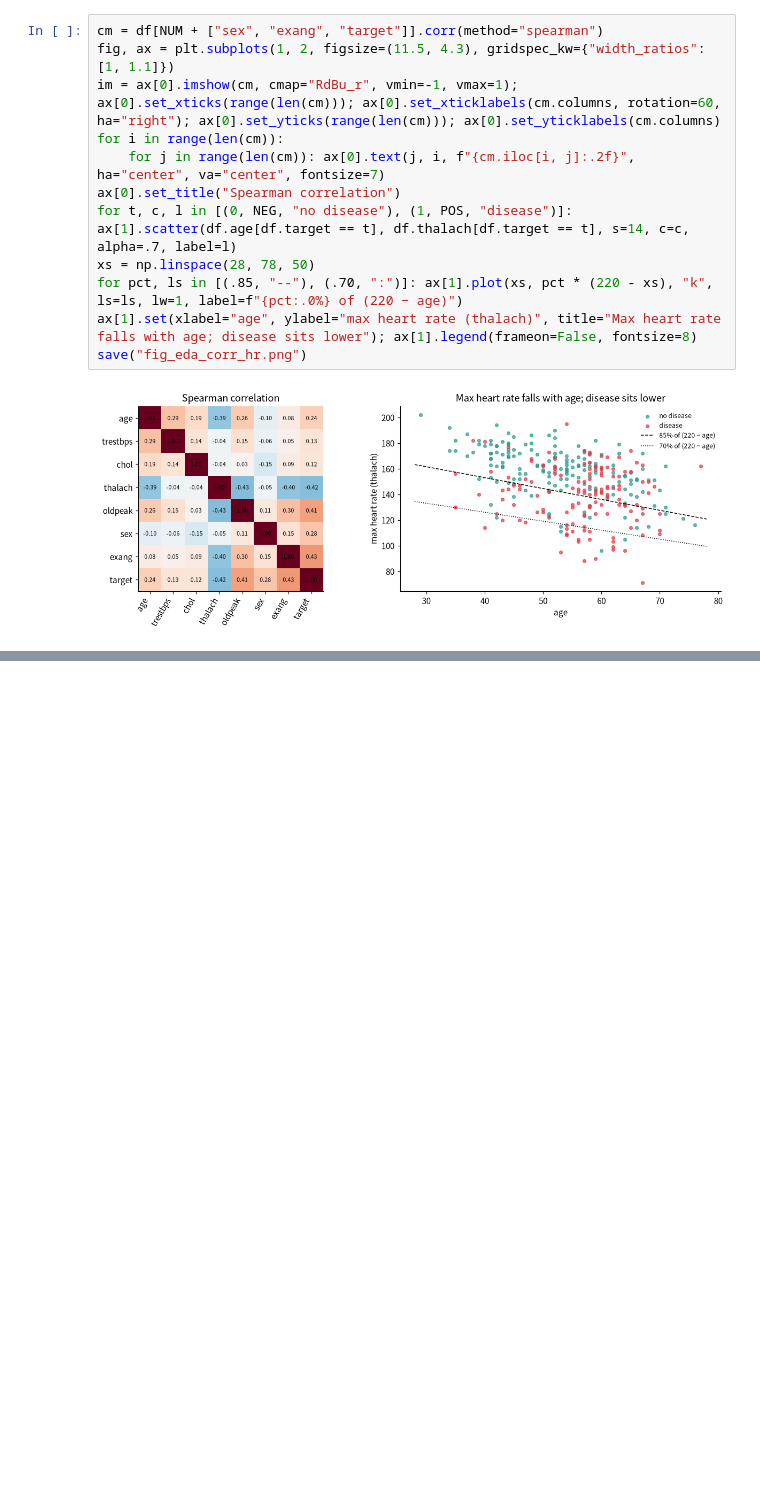
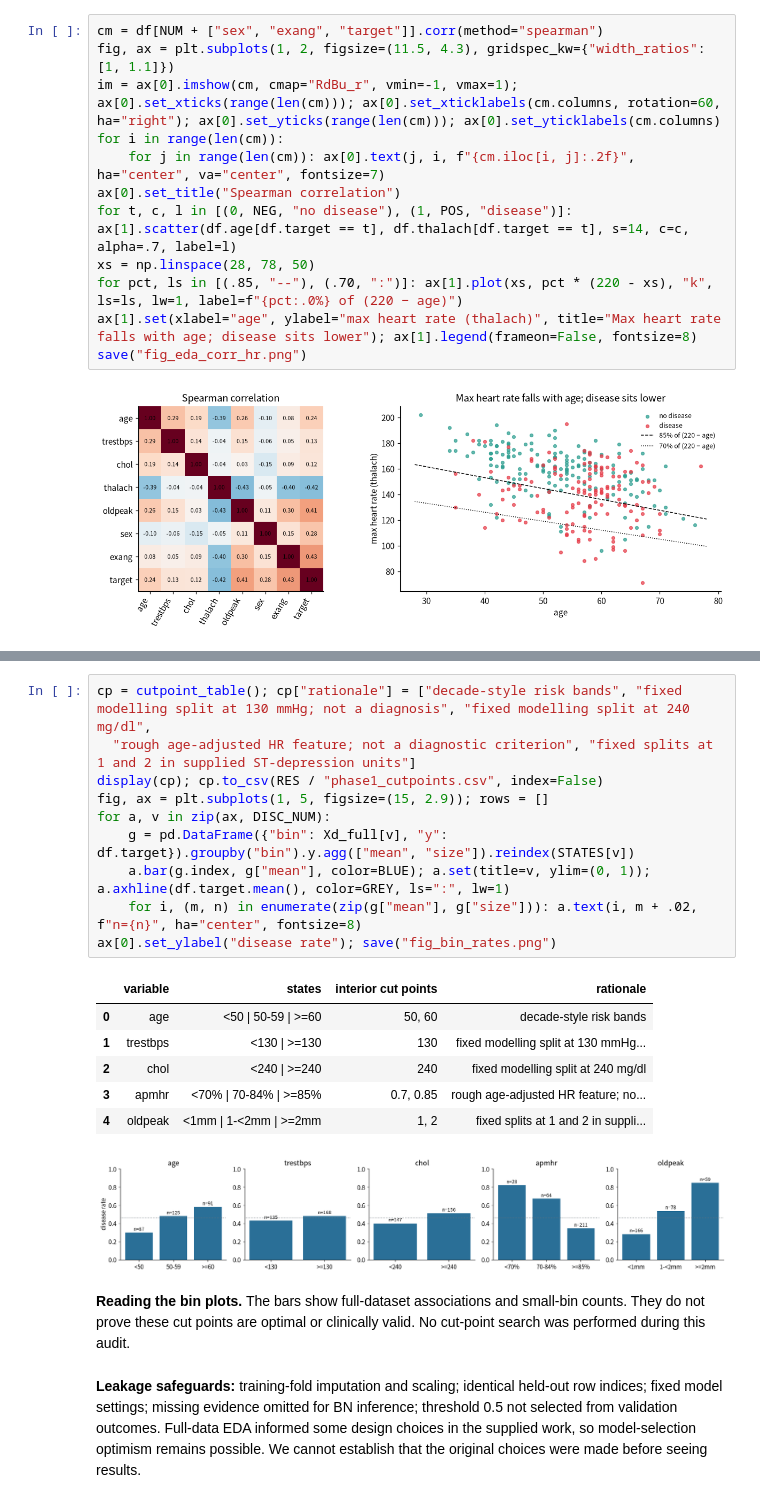
Before and after one commit to 69Igris/heart-disease-risk-modelling, a Jupyter notebook: notebooks/01_phase1_eda_and_classical_models.ipynb, the cells around one changed output, grey strips where cells are left out. Drawn from its saved outputs; the diff is of its cells as text; blank space fills up the shorter version.

```diff
--- a/notebooks/01_phase1_eda_and_classical_models.ipynb
+++ b/notebooks/01_phase1_eda_and_classical_models.ipynb
@@ -128,0 +149,22 @@ save("fig_eda_corr_hr.png")
+# %%
+cp = cutpoint_table(); cp["rationale"] = ["decade-style risk bands", "fixed modelling split at 130 mmHg; not a diagnosis", "fixed modelling split at 240 mg/dl",
+  "rough age-adjusted HR feature; not a diagnostic criterion", "fixed splits at 1 and 2 in supplied ST-depression units"]
+display(cp); cp.to_csv(RES / "phase1_cutpoints.csv", index=False)
+fig, ax = plt.subplots(1, 5, figsize=(15, 2.9)); rows = []
+for a, v in zip(ax, DISC_NUM):
+    g = pd.DataFrame({"bin": Xd_full[v], "y": df.target}).groupby("bin").y.agg(["mean", "size"]).reindex(STATES[v])
+    a.bar(g.index, g["mean"], color=BLUE); a.set(title=v, ylim=(0, 1)); a.axhline(df.target.mean(), color=GREY, ls=":", lw=1)
+    for i, (m, n) in enumerate(zip(g["mean"], g["size"])): a.text(i, m + .02, f"n={n}", ha="center", fontsize=8)
+ax[0].set_ylabel("disease rate"); save("fig_bin_rates.png")
+# %% [output]
+|  | variable | states | interior cut points | rationale |
+| 0 | age | <50 | 50-59 | >=60 | 50, 60 | decade-style risk bands |
+| 1 | trestbps | <130 | >=130 | 130 | fixed modelling split at 130 mmHg... |
+| 2 | chol | <240 | >=240 | 240 | fixed modelling split at 240 mg/dl |
+| 3 | apmhr | <70% | 70-84% | >=85% | 0.7, 0.85 | rough age-adjusted HR feature; no... |
+| 4 | oldpeak | <1mm | 1-<2mm | >=2mm | 1, 2 | fixed splits at 1 and 2 in suppli... |
+[figure, added]
+# %% [markdown]
+**Reading the bin plots.** The bars show full-dataset associations and small-bin counts. They do not prove these cut points are optimal or clinically valid. No cut-point search was performed during this audit.
+# %% [markdown]
+**Leakage safeguards:** training-fold imputation and scaling; identical held-out row indices; fixed model settings; missing evidence omitted for BN inference; threshold 0.5 not selected from validation outcomes. Full-data EDA informed some design choices in the supplied work, so model-selection optimism remains possible. We cannot establish that the original choices were made before seeing results.
```
Also changed, not shown: parts of 4 cells of this notebook, 6 other files.
